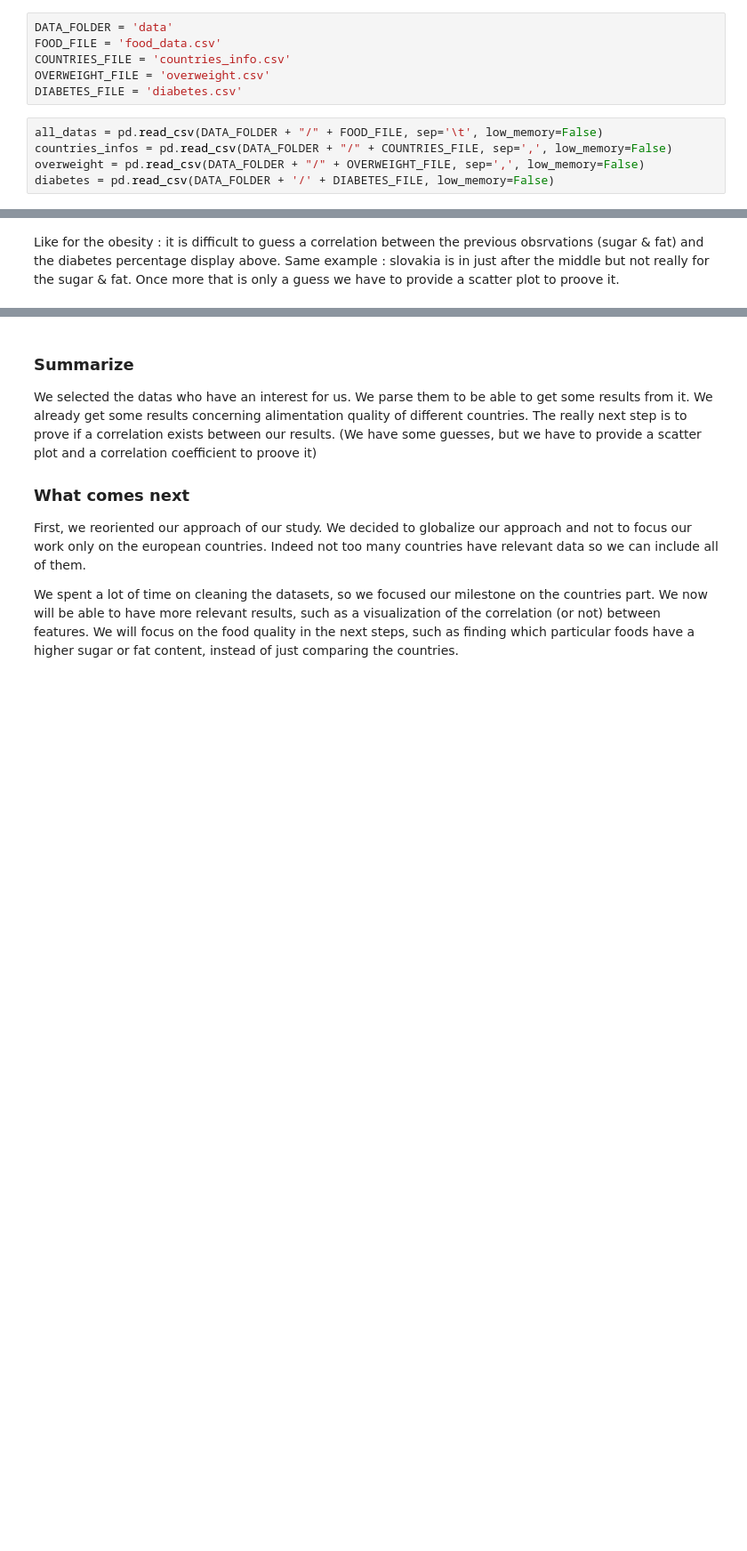
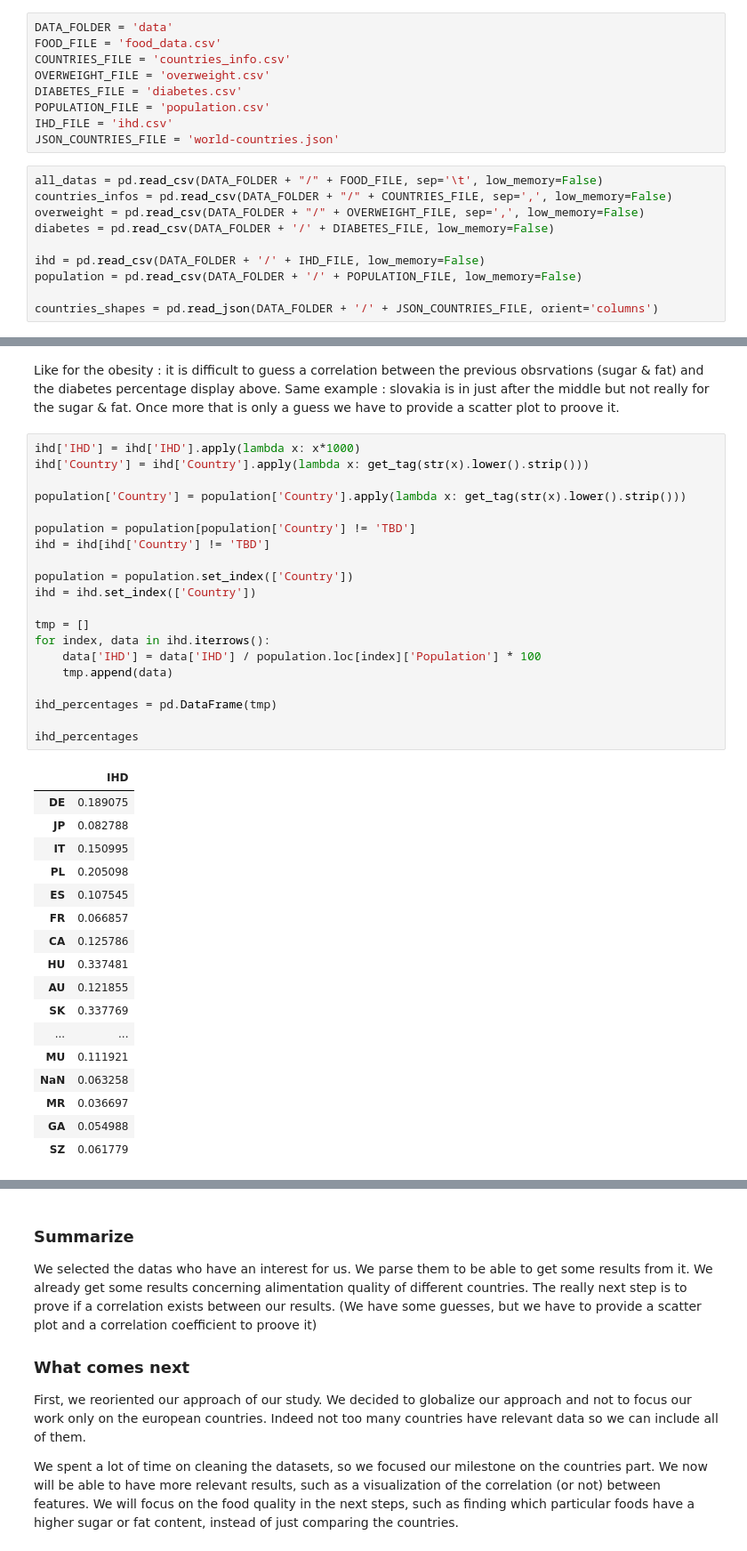
Before and after one commit to baraschi/AppliedDataAnalysis_Project, a Jupyter notebook: FoodProject.ipynb, the cells around one changed output, grey strips where cells are left out. Shown at 89% size. Saved outputs shown, nothing was run; the diff lists cells and outputs as text; blank space fills up the shorter version.

```diff
--- a/FoodProject.ipynb
+++ b/FoodProject.ipynb
@@ -13,11 +14,19 @@ FOOD_FILE = 'food_data.csv'
 COUNTRIES_FILE = 'countries_info.csv'
 OVERWEIGHT_FILE = 'overweight.csv'
 DIABETES_FILE = 'diabetes.csv'
+POPULATION_FILE = 'population.csv'
+IHD_FILE = 'ihd.csv'
+JSON_COUNTRIES_FILE = 'world-countries.json'
 # %%
 all_datas = pd.read_csv(DATA_FOLDER + "/" + FOOD_FILE, sep='\t', low_memory=False)
 countries_infos = pd.read_csv(DATA_FOLDER + "/" + COUNTRIES_FILE, sep=',', low_memory=False)
 overweight = pd.read_csv(DATA_FOLDER + "/" + OVERWEIGHT_FILE, sep=',', low_memory=False)
 diabetes = pd.read_csv(DATA_FOLDER + '/' + DIABETES_FILE, low_memory=False)
+
+ihd = pd.read_csv(DATA_FOLDER + '/' + IHD_FILE, low_memory=False)
+population = pd.read_csv(DATA_FOLDER + '/' + POPULATION_FILE, low_memory=False)
+
+countries_shapes = pd.read_json(DATA_FOLDER + '/' + JSON_COUNTRIES_FILE, orient='columns')
 # %% [markdown]
 ### Analysis of the different fields available in the dataset
 
@@ -304,3 +313,41 @@ diab.plot.bar(figsize=(20,10))
 [figure]
 # %% [markdown]
 Like for the obesity : it is difficult to guess a correlation between the previous obsrvations (sugar & fat) and the diabetes percentage display above. Same example : slovakia is in just after the middle but not really for the sugar & fat. Once more that is only a guess we have to provide a scatter plot to proove it.
+# %%
+ihd['IHD'] = ihd['IHD'].apply(lambda x: x*1000)
+ihd['Country'] = ihd['Country'].apply(lambda x: get_tag(str(x).lower().strip()))
+
+population['Country'] = population['Country'].apply(lambda x: get_tag(str(x).lower().strip()))
+
+population = population[population['Country'] != 'TBD']
+ihd = ihd[ihd['Country'] != 'TBD']
+
+population = population.set_index(['Country'])
+ihd = ihd.set_index(['Country'])
+
+tmp = []
+for index, data in ihd.iterrows():
+    data['IHD'] = data['IHD'] / population.loc[index]['Population'] * 100
+    tmp.append(data)
+
+ihd_percentages = pd.DataFrame(tmp)
+
+ihd_percentages
+# %% [output]
+|  | IHD |
+| DE | 0.189075 |
+| JP | 0.082788 |
+| IT | 0.150995 |
+| PL | 0.205098 |
+| ES | 0.107545 |
+| FR | 0.066857 |
+| CA | 0.125786 |
+| HU | 0.337481 |
+| AU | 0.121855 |
+| SK | 0.337769 |
+| ... | ... |
+| MU | 0.111921 |
+| NaN | 0.063258 |
+| MR | 0.036697 |
+| GA | 0.054988 |
+| SZ | 0.061779 |
```
Also changed, not shown: parts of 10 cells of this notebook, 1 other file.
